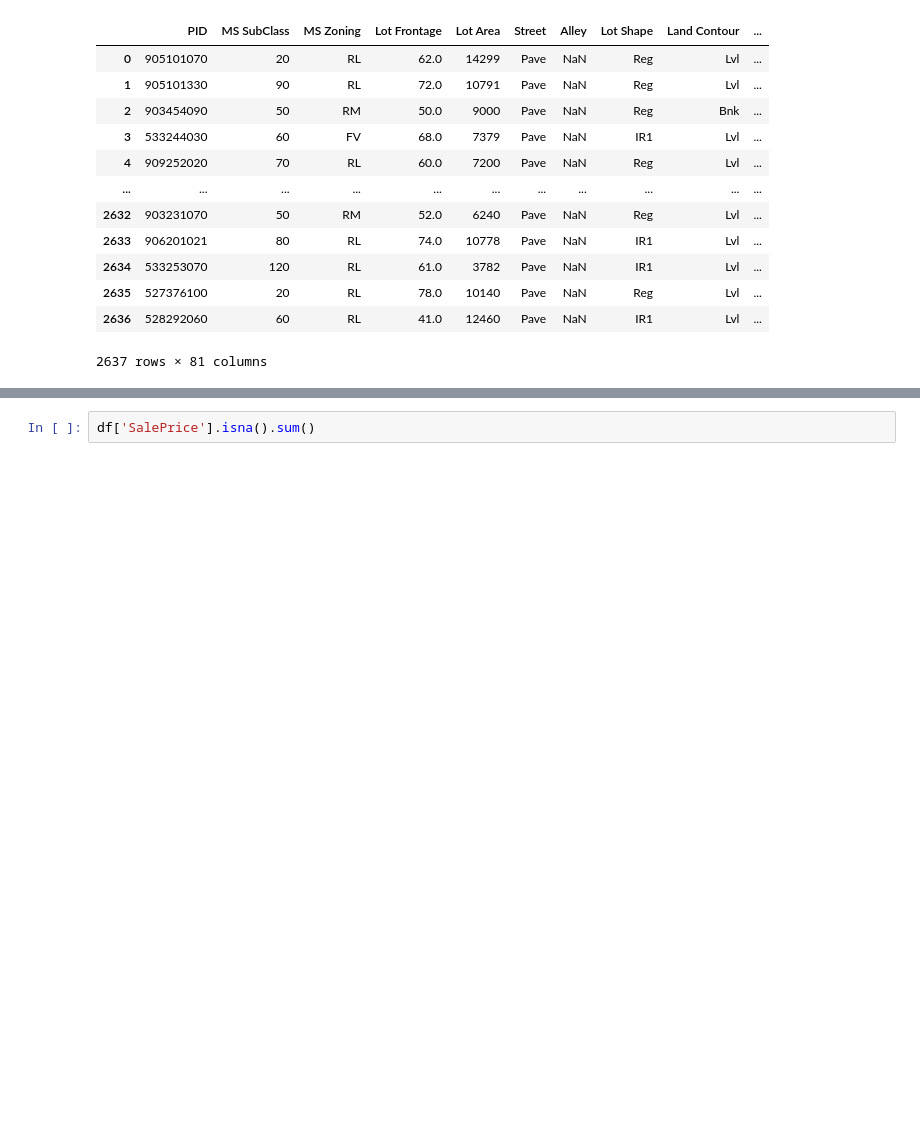
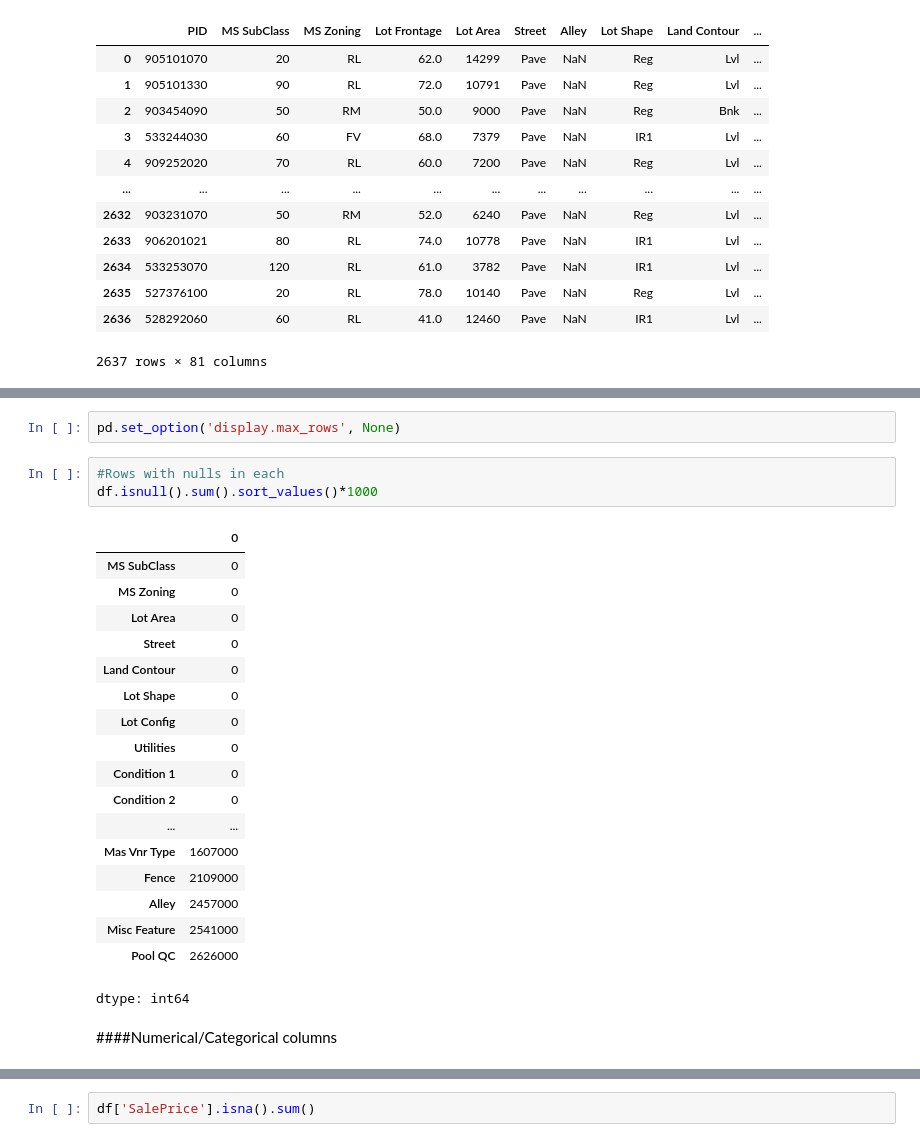
Before and after one commit to test-ds-21/stephanie465337___Data-Science-Portfolio-C21, a Jupyter notebook: Projects/Project-2/Housing.ipynb, the cells around one changed output, grey strips where cells are left out. Saved outputs shown, nothing was run; the diff lists cells and outputs as text; blank space fills up the shorter version.

```diff
--- a/Projects/Project-2/Housing.ipynb
+++ b/Projects/Project-2/Housing.ipynb
@@ -140,0 +106,26 @@ dtype: int64
+# %%
+pd.set_option('display.max_rows', None)
+# %%
+#Rows with nulls in each
+df.isnull().sum().sort_values()*1000
+# %% [output]
+|  | 0 |
+| MS SubClass | 0 |
+| MS Zoning | 0 |
+| Lot Area | 0 |
+| Street | 0 |
+| Land Contour | 0 |
+| Lot Shape | 0 |
+| Lot Config | 0 |
+| Utilities | 0 |
+| Condition 1 | 0 |
+| Condition 2 | 0 |
+| ... | ... |
+| Mas Vnr Type | 1607000 |
+| Fence | 2109000 |
+| Alley | 2457000 |
+| Misc Feature | 2541000 |
+| Pool QC | 2626000 |
+dtype: int64
+# %% [markdown]
+####Numerical/Categorical columns
```
Also changed, not shown: parts of 56 cells of this notebook.
